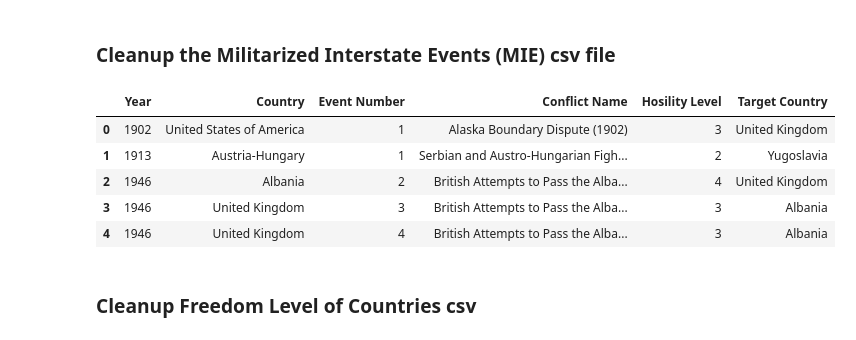
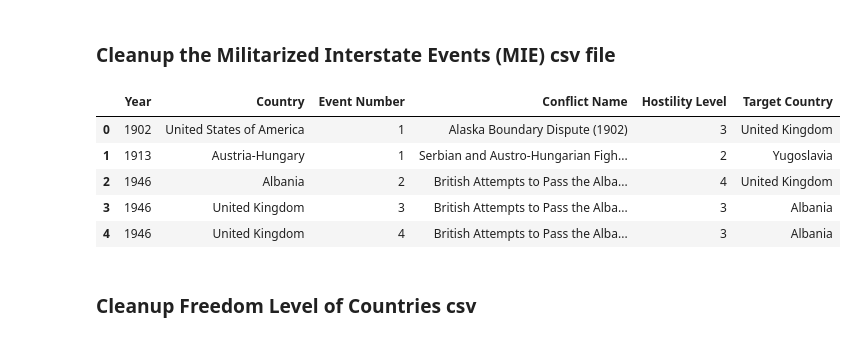
Before and after one commit to jcbritton/Project1_Team2_repo, a Jupyter notebook: kellam_project_code.ipynb, the cells around one changed output. Cells and saved outputs as stored; diff of their text form; code cells hidden in the pictures.

```diff
--- a/kellam_project_code.ipynb
+++ b/kellam_project_code.ipynb
@@ -46,28 +46,28 @@ per_capita_income_csv = pd.read_csv('Resources/gdp-per-capita-worldbank.csv')
 # %%
 # Copy the dataframe with only the columns we want
 mie_df = mie_csv[['styear', 'ccode1', 'eventnum', 'micnum', 'hostlev', 'ccode2']].copy()
 
 # Create a dictionary for the country codes and their names and the confrontation codes and their name
 code_to_country = pd.Series(COW_Country_Codes.StateNme.values, index=COW_Country_Codes.CCode).to_dict()
 conflict_name = pd.Series(micnames.micname.values, index= micnames.micnum).to_dict()
 
 # Map the country codes to their names from the dictionary and replace
 mie_df['ccode1'] = mie_df['ccode1'].map(code_to_country)
 mie_df['ccode2'] = mie_df['ccode2'].map(code_to_country)
 mie_df['micnum'] = mie_df['micnum'].map(conflict_name)
 
 # Rename columns headers
 mie_df_clean = mie_df.rename(columns={'styear': 'Year',
                                 'ccode1': 'Country',
                                 'ccode2': 'Target Country',
                                 'eventnum': 'Event Number',
                                 'micnum': 'Conflict Name',
-                                'hostlev': 'Hosility Level'
+                                'hostlev': 'Hostility Level'
                                 })
 # Display the clean dataframe
 mie_df_clean.head()
 # %% [output]
-|  | Year | Country | Event Number | Conflict Name | Hosility Level | Target Country |
+|  | Year | Country | Event Number | Conflict Name | Hostility Level | Target Country |
 | 0 | 1902 | United States of America | 1 | Alaska Boundary Dispute (1902) | 3 | United Kingdom |
 | 1 | 1913 | Austria-Hungary | 1 | Serbian and Austro-Hungarian Figh... | 2 | Yugoslavia |
 | 2 | 1946 | Albania | 2 | British Attempts to Pass the Alba... | 4 | United Kingdom |
```
Also changed, not shown: parts of 16 cells of this notebook, 1 other file.
